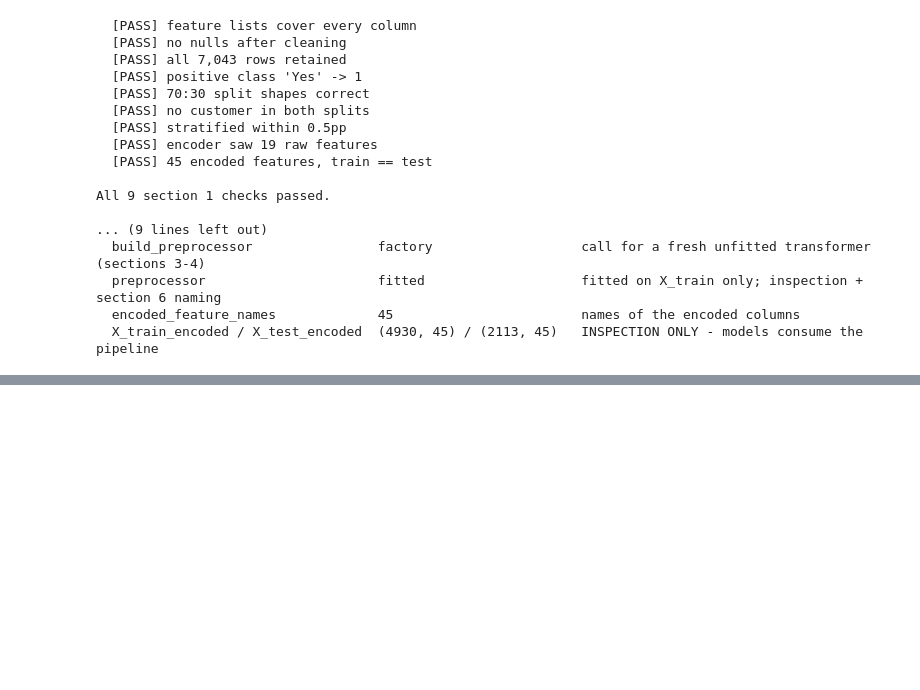
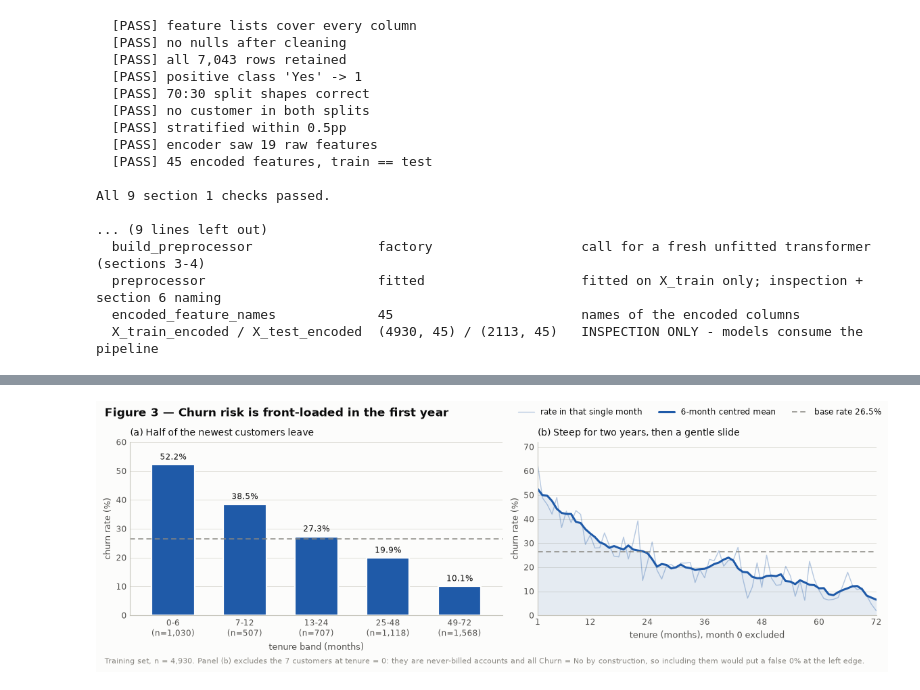
Before and after one commit to MyExpWithCode/customer_churn_project, a Jupyter notebook: notebook/churn_analysis.ipynb, the cells around one changed output, grey strips where cells are left out. Saved outputs shown, nothing was run; the diff lists cells and outputs as text; code cells hidden in the pictures; blank space fills up the shorter version.

```diff
--- a/notebook/churn_analysis.ipynb
+++ b/notebook/churn_analysis.ipynb
@@ -2577,0 +1566,78 @@ Section 2 complete. The test set has still not been read.
+# %%
+eda_banded = train_df.assign(tenure_bucket=tenure_bucket(train_df["tenure"]))
+eda_tenure_bands = rate_table(eda_banded, "tenure_bucket")
+print(f"churn by tenure band\n{eda_tenure_bands.drop(columns='rate').to_string()}")
+
+eda_zero_tenure = train_df[train_df["tenure"] == 0]
+print(f"\ntenure == 0: n = {len(eda_zero_tenure)}, churners = "
+      f"{int(eda_zero_tenure[TARGET].sum())}  ->  excluded from panel (b)")
+
+eda_tenure_months = (train_df[train_df["tenure"] > 0]
+                     .groupby("tenure", observed=True)[TARGET]
+                     .agg(n="size", rate="mean"))
+eda_tenure_months["rate_pct"] = eda_tenure_months["rate"] * 100
+eda_tenure_months["smoothed"] = (eda_tenure_months["rate_pct"]
+                                 .rolling(6, center=True, min_periods=3).mean())
+
+eda_churned = train_df[train_df[TARGET] == 1]
+within_6 = (eda_churned["tenure"] <= 6).mean()
+within_12 = (eda_churned["tenure"] <= 12).mean()
+print(f"\nof the {len(eda_churned):,} churners: {within_6:.1%} left within 6 months, "
+      f"{within_12:.1%} within 12")
+print(f"median tenure: churned {eda_churned['tenure'].median():.0f} months, "
+      f"retained {train_df.loc[train_df[TARGET] == 0, 'tenure'].median():.0f} months\n")
+
+assert_claim("never-billed customers cannot have churned",
+             (eda_zero_tenure[TARGET] == 0).all(),
+             f"n = {len(eda_zero_tenure)}, all Churn = No")
+assert_claim("tenure bands account for all 4,930 customers",
+             int(eda_tenure_bands["n"].sum()) == 4930)
+assert_claim("churn rate falls monotonically across tenure bands",
+             eda_tenure_bands["rate"].is_monotonic_decreasing,
+             " -> ".join(f"{r:.1f}%" for r in eda_tenure_bands["rate_pct"]))
+assert_claim("over 40% of churners leave within 6 months", within_6 > 0.40, f"{within_6:.1%}")
+
+fig, axes = plt.subplots(1, 2, figsize=(11.6, 3.9), width_ratios=[1.1, 1],
+                         layout="constrained")
+
+panel_a = axes[0]
+bars = panel_a.bar(np.arange(len(eda_tenure_bands)), eda_tenure_bands["rate_pct"].to_numpy(),
+                   width=0.6, color=EMPHASIS, edgecolor=SURFACE, linewidth=1.6)
+for bar, value in zip(bars, eda_tenure_bands["rate_pct"]):
+    panel_a.text(bar.get_x() + bar.get_width() / 2, value + 1.1, f"{value:.1f}%",
+                 ha="center", va="bottom", fontsize=8.5, color=INK)
+panel_a.set_xticks(np.arange(len(eda_tenure_bands)),
+                   tick_labels_with_n(eda_tenure_bands.index, eda_tenure_bands["n"]))
+panel_a.set_xlim(-0.6, len(eda_tenure_bands) - 0.4)
+panel_a.set_ylim(0, 60)
+panel_a.set_ylabel("churn rate (%)")
+panel_a.set_xlabel("tenure band (months)")
+panel_a.set_title("(a) Half of the newest customers leave")
+add_base_rate_line(panel_a, "y")
+value_grid(panel_a, "y")
+
+panel_b = axes[1]
+panel_b.plot(eda_tenure_months.index, eda_tenure_months["rate_pct"], lw=1.0, alpha=0.32,
+             color=EMPHASIS, label="rate in that single month")
+panel_b.plot(eda_tenure_months.index, eda_tenure_months["smoothed"], lw=2.2, color=EMPHASIS,
+             label="6-month centred mean")
+panel_b.fill_between(eda_tenure_months.index, eda_tenure_months["smoothed"], alpha=0.10,
+                     color=EMPHASIS, lw=0)
+base_handle = add_base_rate_line(panel_b, "y")
+panel_b.set_xlim(1, 72)
+panel_b.set_ylim(0, 72)
+panel_b.set_xticks([1, 12, 24, 36, 48, 60, 72])
+panel_b.set_xlabel("tenure (months), month 0 excluded")
+panel_b.set_ylabel("churn rate (%)")
+panel_b.set_title("(b) Steep for two years, then a gentle slide")
+value_grid(panel_b, "y")
+handles, labels = panel_b.get_legend_handles_labels()
+fig.legend(handles + [base_handle], labels + [base_handle.get_label()],
+           loc="outside upper right", ncols=3)
+
+figure_title(fig, "Figure 3 — Churn risk is front-loaded in the first year",
+             subtitle="Training set, n = 4,930. Panel (b) excludes the 7 customers at tenure = 0: "
+                      "they are never-billed accounts and all Churn = No by construction, so "
+                      "including them would put a false 0% at the left edge.")
+plt.show()
+# %% [output]
@@ -2577,0 +1662 @@ Section 2 complete. The test set has still not been read.
+[figure, added]
```
Also changed, not shown: parts of 49 cells of this notebook.
